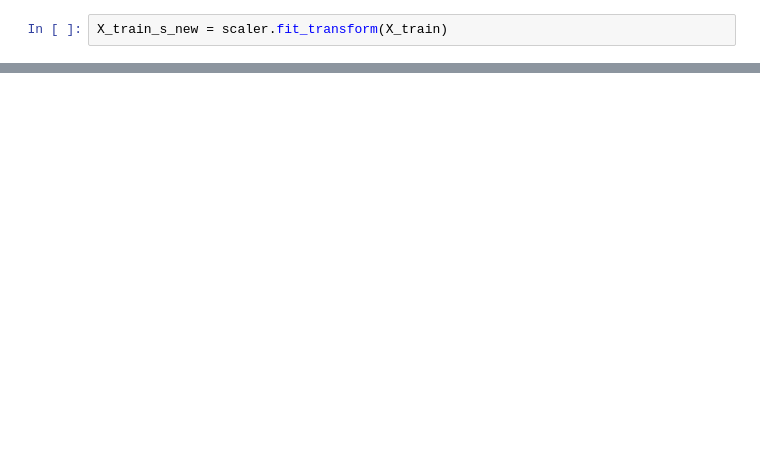
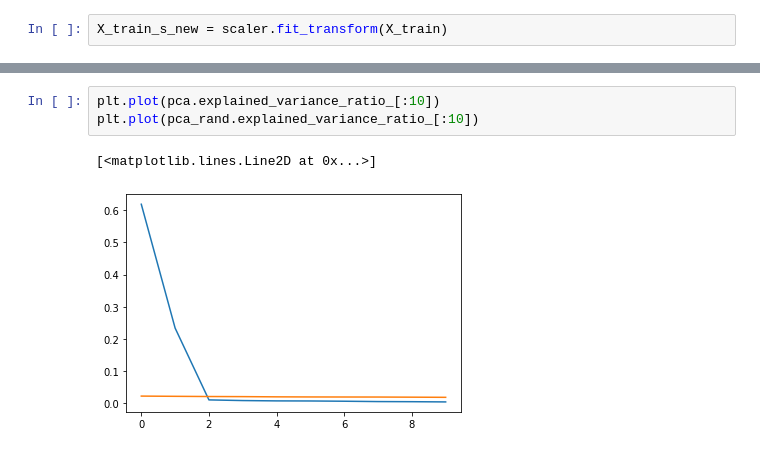
Before and after one commit to JNPauli/Banter, a Jupyter notebook: code/Support_Vector_Machine.ipynb, the cells around one changed output, grey strips where cells are left out. Saved outputs shown, nothing was run; the diff lists cells and outputs as text; blank space fills up the shorter version.

```diff
--- a/code/Support_Vector_Machine.ipynb
+++ b/code/Support_Vector_Machine.ipynb
@@ -302,0 +326,6 @@ plot_img(mean_img_)
+# %%
+plt.plot(pca.explained_variance_ratio_[:10])
+plt.plot(pca_rand.explained_variance_ratio_[:10])
+# %% [output]
+[<matplotlib.lines.Line2D at 0x...>]
+[figure, added]
```
Also changed, not shown: parts of 31 cells of this notebook.
